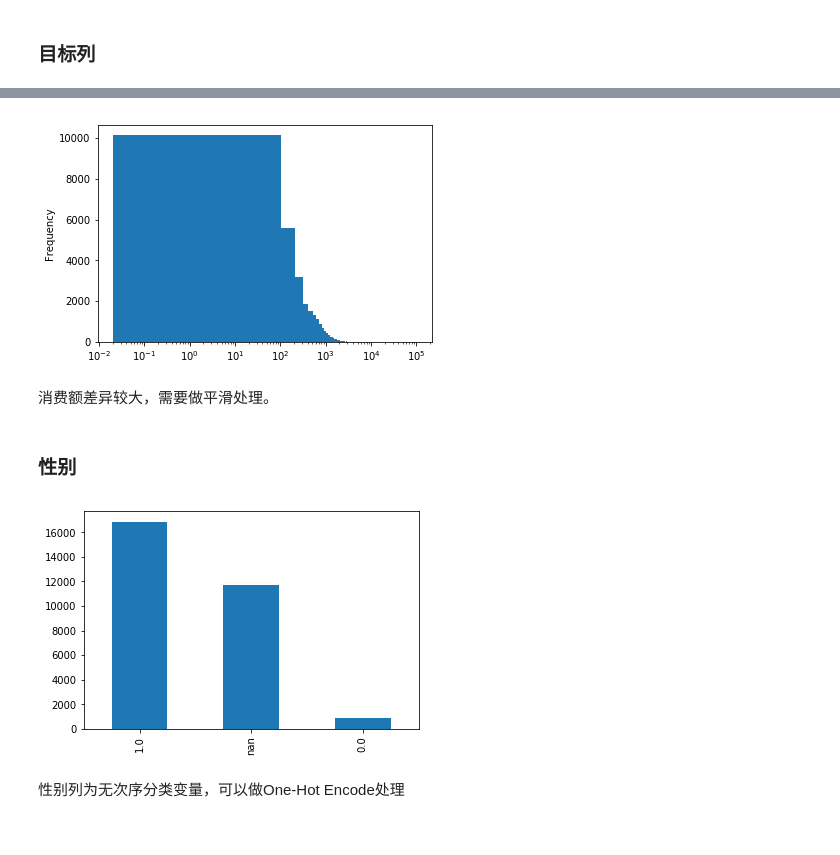
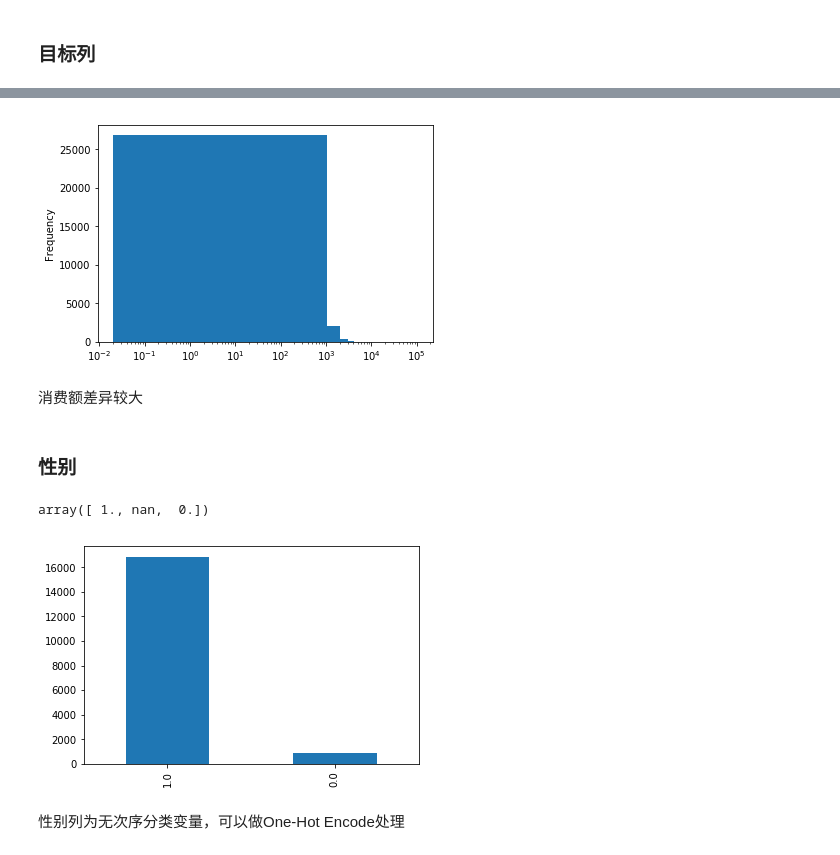
Before and after one commit to CapAllen/xiaozao_projects, a Jupyter notebook: p2/P2.ipynb, the cells around one changed output, grey strips where cells are left out. Drawn from its saved outputs; the diff is of its cells as text; code cells hidden in the pictures.

```diff
--- a/p2/P2.ipynb
+++ b/p2/P2.ipynb
@@ -116,15 +108,19 @@ df_clean = df_clean.rename(columns=lambda x: x.strip())
 # %%
-df_clean.revenue.plot(kind='hist',logx=True,bins=1000);
+df.revenue.plot(kind='hist',logx=True,bins=100);
 # %% [output]
-[figure, old version]
+[figure, new version]
 # %% [markdown]
-消费额差异较大，需要做平滑处理。
+消费额差异较大
 # %% [markdown]
 ### 性别
+# %%
+df['gender'].unique()
+# %% [output]
+array([ 1., nan,  0.])
 # %%
-df_clean['gender'].value_counts().plot(kind='bar');
+df['gender'].value_counts().plot(kind='bar');
 # %% [output]
-[figure, old version]
+[figure, new version]
 # %% [markdown]
 性别列为无次序分类变量，可以做One-Hot Encode处理
 # %% [markdown]
```
Also changed, not shown: parts of 98 cells of this notebook, 2 other files.
